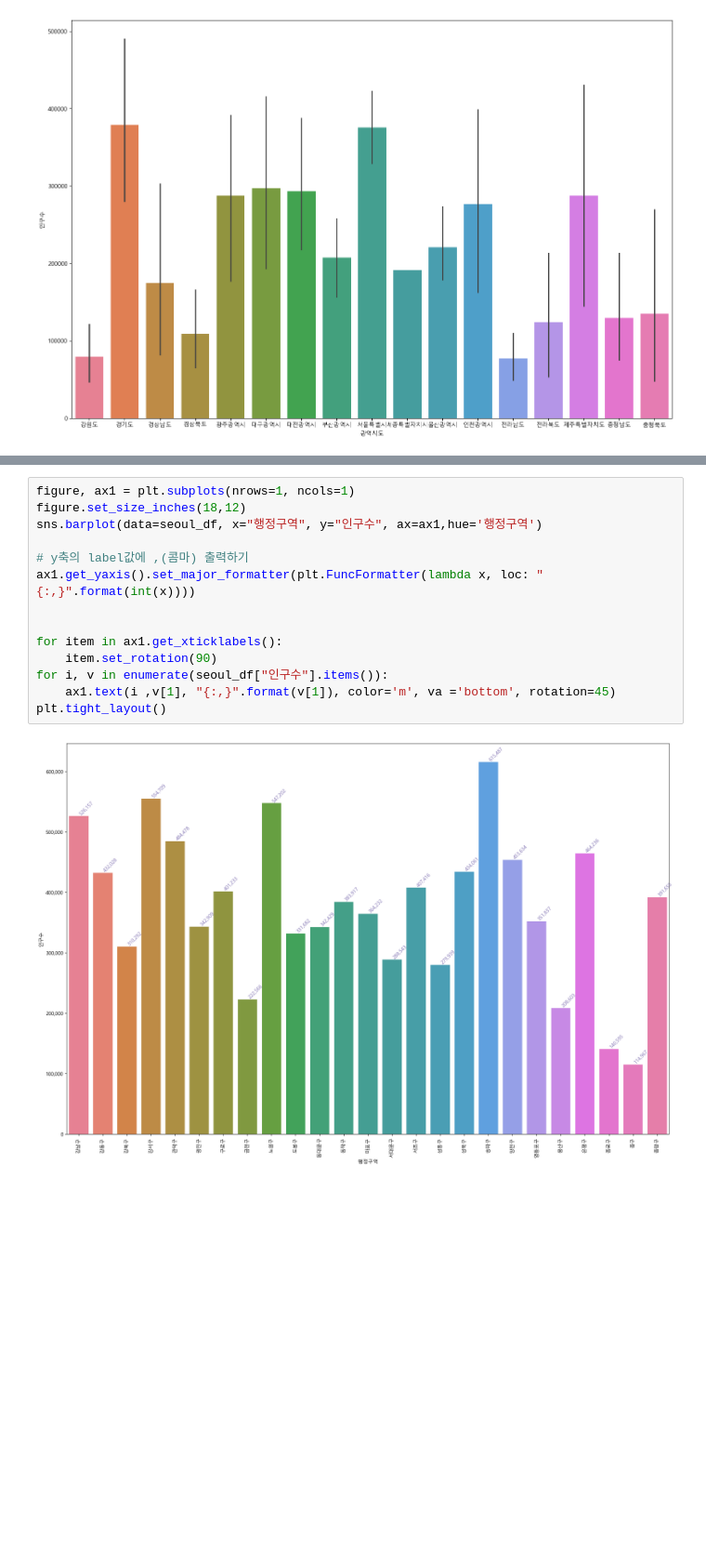
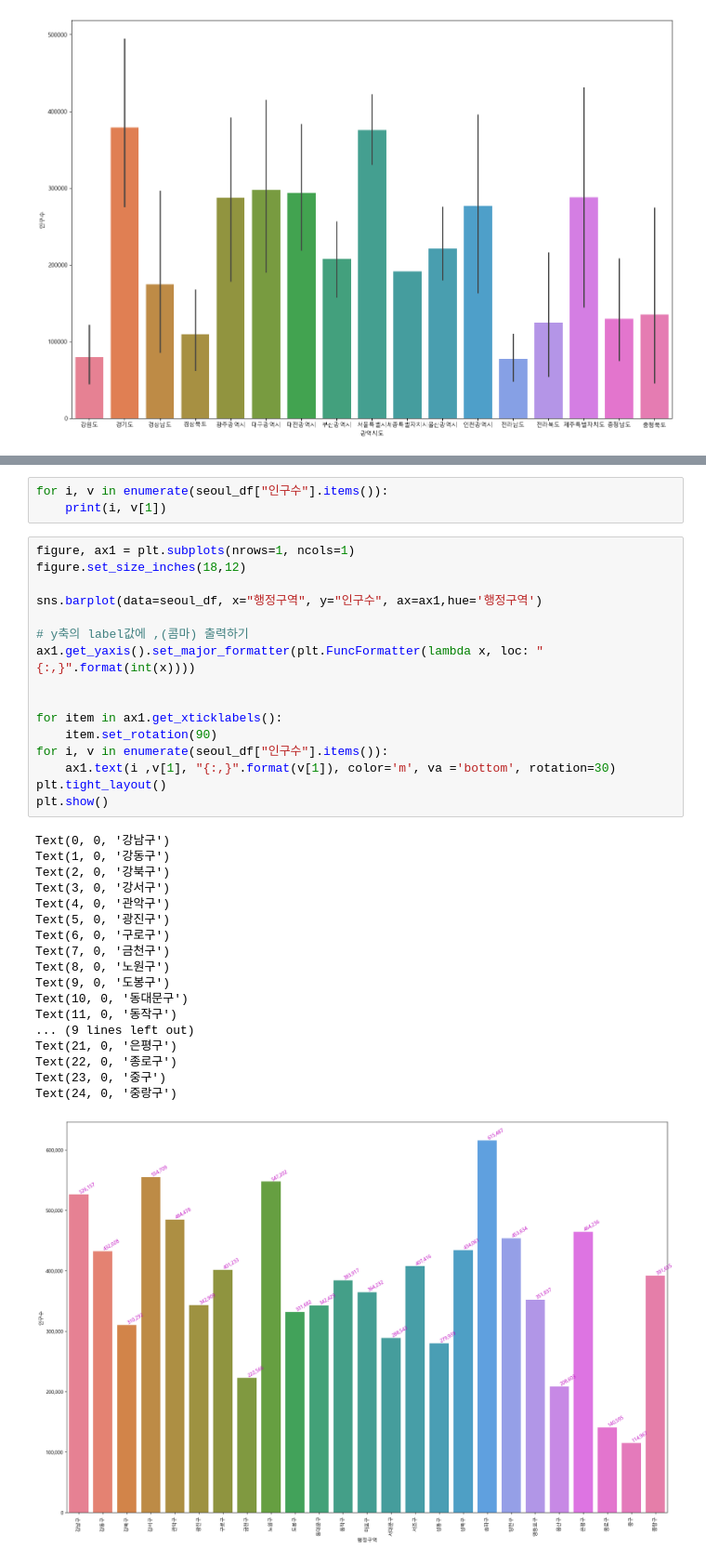
Before and after one commit to adunto/Python_WebScraping_Analysis, a Jupyter notebook: 03-1.행정구역정보_분석과시각화.ipynb, the cells around one changed output, grey strips where cells are left out. Shown: that part at 93% size. Saved outputs shown, nothing was run; the diff lists cells and outputs as text; blank space fills up the shorter version.

```diff
--- a/03-1.행정구역정보_분석과시각화.ipynb
+++ b/03-1.행정구역정보_분석과시각화.ipynb
@@ -1025,16 +1039,38 @@ plt.show()
+# %%
+for i, v in enumerate(seoul_df["인구수"].items()):
+    print(i, v[1])
 # %%
 figure, ax1 = plt.subplots(nrows=1, ncols=1)
 figure.set_size_inches(18,12)
+
 sns.barplot(data=seoul_df, x="행정구역", y="인구수", ax=ax1,hue='행정구역')
 
 # y축의 label값에 ,(콤마) 출력하기
 ax1.get_yaxis().set_major_formatter(plt.FuncFormatter(lambda x, loc: "{:,}".format(int(x))))
 
 
 for item in ax1.get_xticklabels():
     item.set_rotation(90)
 for i, v in enumerate(seoul_df["인구수"].items()):
-    ax1.text(i ,v[1], "{:,}".format(v[1]), color='m', va ='bottom', rotation=45)
+    ax1.text(i ,v[1], "{:,}".format(v[1]), color='m', va ='bottom', rotation=30)
 plt.tight_layout()
+plt.show()
 # %% [output]
+Text(0, 0, '강남구')
+Text(1, 0, '강동구')
+Text(2, 0, '강북구')
+Text(3, 0, '강서구')
+Text(4, 0, '관악구')
+Text(5, 0, '광진구')
+Text(6, 0, '구로구')
+Text(7, 0, '금천구')
+Text(8, 0, '노원구')
+Text(9, 0, '도봉구')
+Text(10, 0, '동대문구')
+Text(11, 0, '동작구')
+... (9 lines left out)
+Text(21, 0, '은평구')
+Text(22, 0, '종로구')
+Text(23, 0, '중구')
+Text(24, 0, '중랑구')
-[figure, old version]
+[figure, new version]
```
Also changed, not shown: parts of 14 cells of this notebook, 7 other files.
